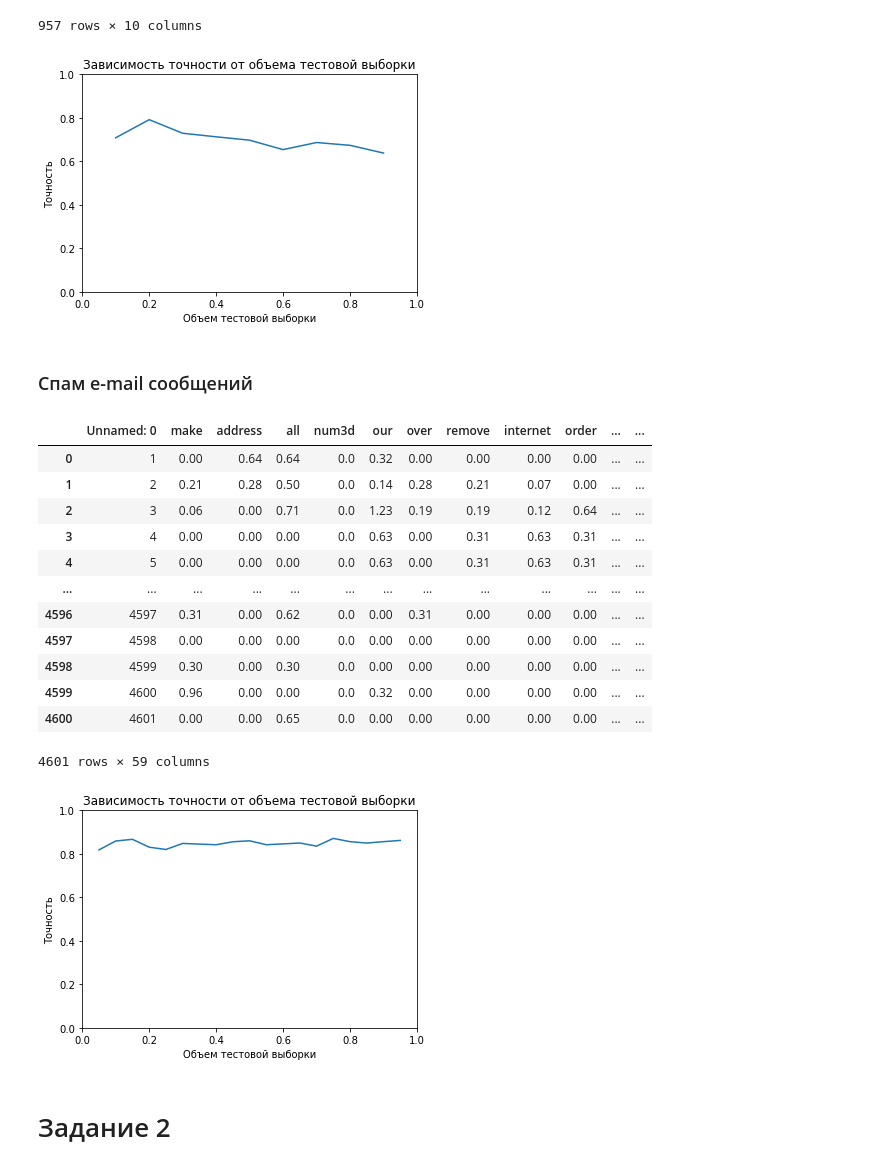
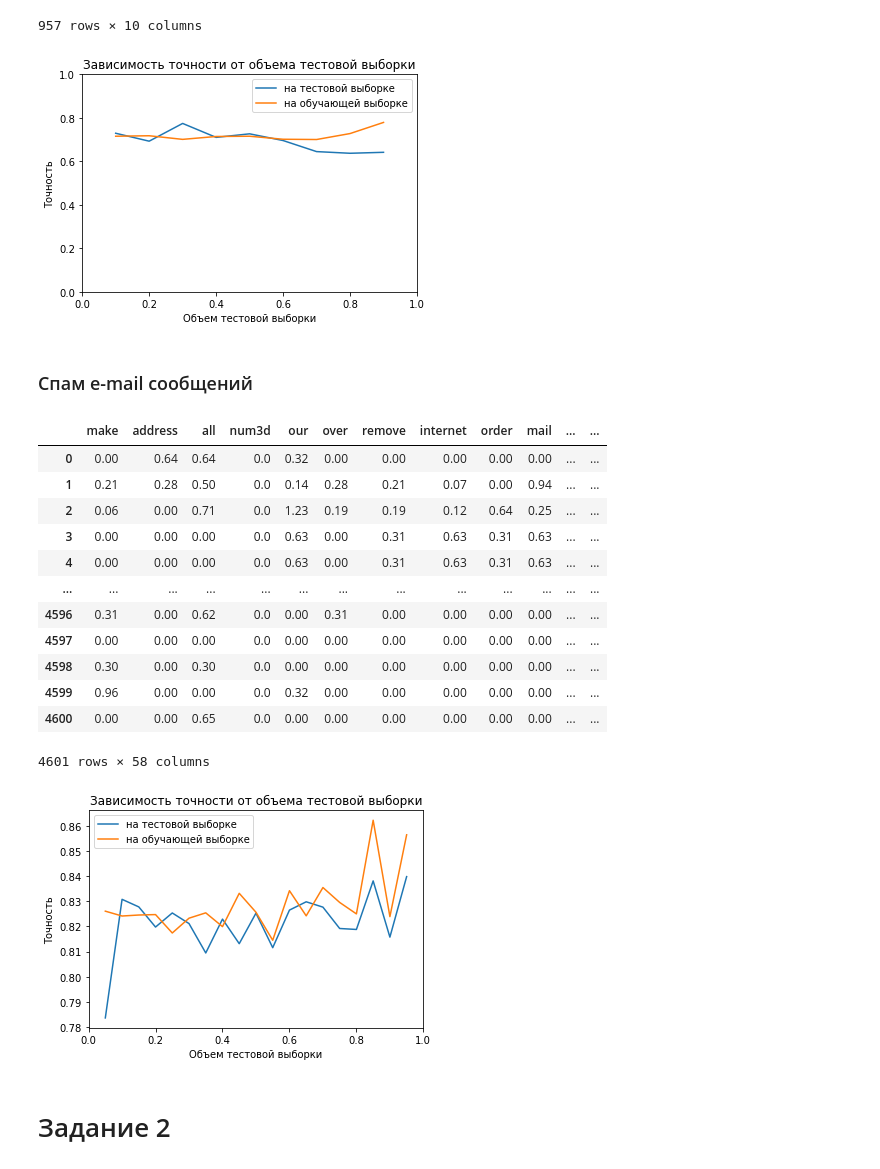
Before and after one commit to dumaevrinat/machine_learning_labs, a Jupyter notebook: Lab 1 Classification.ipynb, the cells around one changed output. Drawn from its saved outputs; the diff is of its cells as text; code cells hidden in the pictures.

```diff
--- a/Lab 1 Classification.ipynb
+++ b/Lab 1 Classification.ipynb
@@ -44,7 +44,7 @@ encoded_data = data_tic_tac.apply(LabelEncoder().fit_transform)
 # %%
 test_size = [i / 10 for i in range(1, 10)]
 accuracy = []
-
+accuracy_train = []
 
 for size in test_size:
     x_train, x_test, y_train, y_test = train_test_split(
@@ -55,8 +55,15 @@ for size in test_size:
     model = GaussianNB()
     model.fit(x_train, y_train)
 
+    # на тестовой
     predicted = model.predict(x_test)
     accuracy.append(accuracy_score(y_test, predicted))
+
+    # на обучающей
+    predicted = model.predict(x_train)
+    accuracy_train.append(accuracy_score(y_train, predicted))
+
+
 
 plt.title("Зависимость точности от объема тестовой выборки")
 axes = plt.gca()
@@ -64,57 +71,68 @@ axes.set_ylabel('Точность')
 axes.set_xlabel('Объем тестовой выборки')
 axes.set_xlim([0.0, 1.0])
 axes.set_ylim([0.0, 1.0])
-plt.plot(test_size, accuracy)
+plt.plot(test_size, accuracy, label='на тестовой выборке')
+plt.plot(test_size, accuracy_train, label='на обучающей выборке')
+plt.legend()
 plt.show()
 # %% [output]
-[figure, old version]
+[figure, new version]
 # %% [markdown]
 ### Спам e-mail сообщений
 # %%
 data_email = pd.read_csv('lab1_files/spam.csv')
 data_email.type = data_email.type.map({'spam': 1, 'nonspam': 0})
+data_email.drop(data_email.columns[[0]], axis=1, inplace=True)
 data_email
 # %% [output]
-|  | Unnamed: 0 | make | address | all | num3d | our | over | remove | internet | order | ... | ... |
-| 0 | 1 | 0.00 | 0.64 | 0.64 | 0.0 | 0.32 | 0.00 | 0.00 | 0.00 | 0.00 | ... | ... |
-| 1 | 2 | 0.21 | 0.28 | 0.50 | 0.0 | 0.14 | 0.28 | 0.21 | 0.07 | 0.00 | ... | ... |
-| 2 | 3 | 0.06 | 0.00 | 0.71 | 0.0 | 1.23 | 0.19 | 0.19 | 0.12 | 0.64 | ... | ... |
-| 3 | 4 | 0.00 | 0.00 | 0.00 | 0.0 | 0.63 | 0.00 | 0.31 | 0.63 | 0.31 | ... | ... |
-| 4 | 5 | 0.00 | 0.00 | 0.00 | 0.0 | 0.63 | 0.00 | 0.31 | 0.63 | 0.31 | ... | ... |
+|  | make | address | all | num3d | our | over | remove | internet | order | mail | ... | ... |
+| 0 | 0.00 | 0.64 | 0.64 | 0.0 | 0.32 | 0.00 | 0.00 | 0.00 | 0.00 | 0.00 | ... | ... |
+| 1 | 0.21 | 0.28 | 0.50 | 0.0 | 0.14 | 0.28 | 0.21 | 0.07 | 0.00 | 0.94 | ... | ... |
+| 2 | 0.06 | 0.00 | 0.71 | 0.0 | 1.23 | 0.19 | 0.19 | 0.12 | 0.64 | 0.25 | ... | ... |
+| 3 | 0.00 | 0.00 | 0.00 | 0.0 | 0.63 | 0.00 | 0.31 | 0.63 | 0.31 | 0.63 | ... | ... |
+| 4 | 0.00 | 0.00 | 0.00 | 0.0 | 0.63 | 0.00 | 0.31 | 0.63 | 0.31 | 0.63 | ... | ... |
 | ... | ... | ... | ... | ... | ... | ... | ... | ... | ... | ... | ... | ... |
-| 4596 | 4597 | 0.31 | 0.00 | 0.62 | 0.0 | 0.00 | 0.31 | 0.00 | 0.00 | 0.00 | ... | ... |
-| 4597 | 4598 | 0.00 | 0.00 | 0.00 | 0.0 | 0.00 | 0.00 | 0.00 | 0.00 | 0.00 | ... | ... |
-| 4598 | 4599 | 0.30 | 0.00 | 0.30 | 0.0 | 0.00 | 0.00 | 0.00 | 0.00 | 0.00 | ... | ... |
-| 4599 | 4600 | 0.96 | 0.00 | 0.00 | 0.0 | 0.32 | 0.00 | 0.00 | 0.00 | 0.00 | ... | ... |
-| 4600 | 4601 | 0.00 | 0.00 | 0.65 | 0.0 | 0.00 | 0.00 | 0.00 | 0.00 | 0.00 | ... | ... |
+| 4596 | 0.31 | 0.00 | 0.62 | 0.0 | 0.00 | 0.31 | 0.00 | 0.00 | 0.00 | 0.00 | ... | ... |
+| 4597 | 0.00 | 0.00 | 0.00 | 0.0 | 0.00 | 0.00 | 0.00 | 0.00 | 0.00 | 0.00 | ... | ... |
+| 4598 | 0.30 | 0.00 | 0.30 | 0.0 | 0.00 | 0.00 | 0.00 | 0.00 | 0.00 | 0.00 | ... | ... |
+| 4599 | 0.96 | 0.00 | 0.00 | 0.0 | 0.32 | 0.00 | 0.00 | 0.00 | 0.00 | 0.00 | ... | ... |
+| 4600 | 0.00 | 0.00 | 0.65 | 0.0 | 0.00 | 0.00 | 0.00 | 0.00 | 0.00 | 0.00 | ... | ... |
-4601 rows × 59 columns
+4601 rows × 58 columns
 # %%
 test_size = [i / 20 for i in range(1, 20)]
+
 accuracy = []
-
+accuracy_train = []
 
 for size in test_size:
     x_train, x_test, y_train, y_test = train_test_split(
         data_email.drop(['type'], axis=1),
         data_email['type'],
         test_size=size)
 
     model = GaussianNB()
     model.fit(x_train, y_train)
 
+    # на тестовой
     predicted = model.predict(x_test)
     accuracy.append(accuracy_score(y_test, predicted))
+
+    # на обучающей
+    predicted = model.predict(x_train)
+    accuracy_train.append(accuracy_score(y_train, predicted))
 
 plt.title("Зависимость точности от объема тестовой выборки")
 axes = plt.gca()
 axes.set_ylabel('Точность')
 axes.set_xlabel('Объем тестовой выборки')
 axes.set_xlim([0.0, 1.0])
-axes.set_ylim([0.0, 1.0])
-plt.plot(test_size, accuracy)
+
+plt.plot(test_size, accuracy, label='на тестовой выборке')
+plt.plot(test_size, accuracy_train, label='на обучающей выборке')
+plt.legend()
 plt.show()
 # %% [output]
-[figure, old version]
+[figure, new version]
 # %% [markdown]
 # Задание 2
 # %% [markdown]
```
Also changed, not shown: parts of 12 cells of this notebook.
